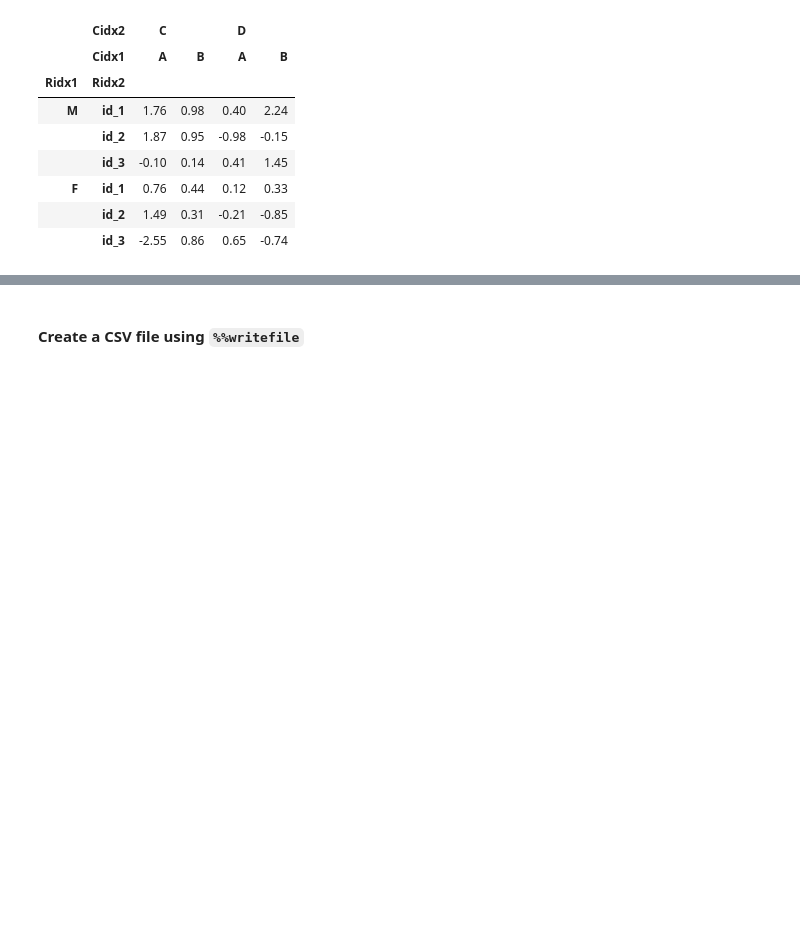
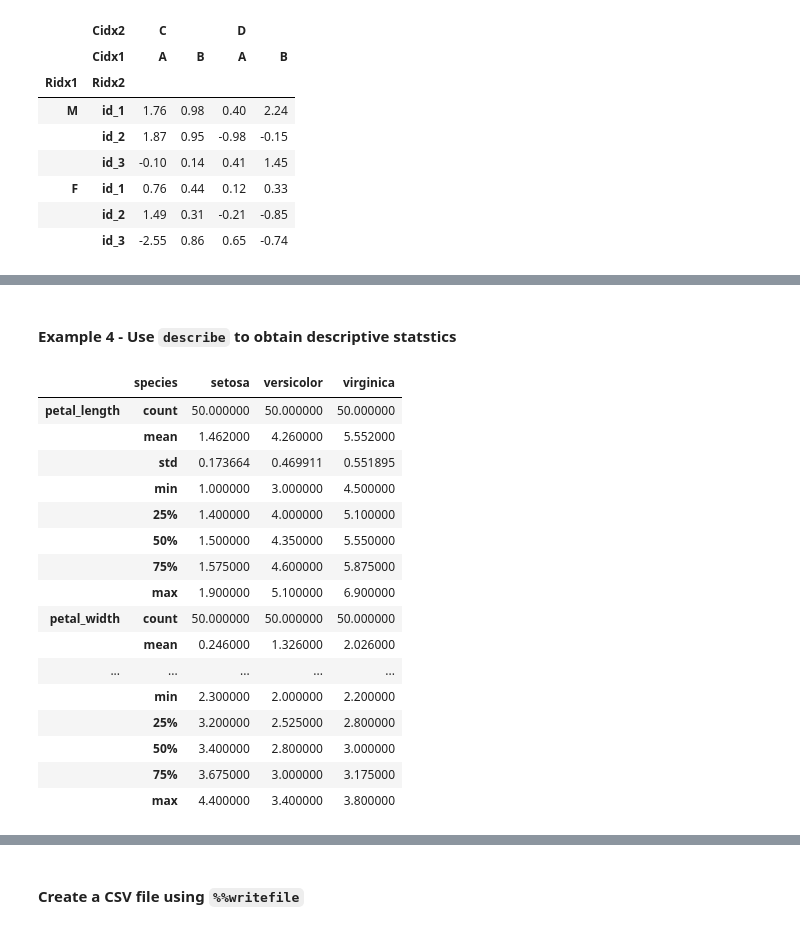
Before and after one commit to baegwangbin/TIL, a Jupyter notebook: Python/Pandas_new.ipynb, the cells around one changed output, grey strips where cells are left out. Saved outputs shown, nothing was run; the diff lists cells and outputs as text; code cells hidden in the pictures; blank space fills up the shorter version.

```diff
--- a/Python/Pandas_new.ipynb
+++ b/Python/Pandas_new.ipynb
@@ -1196,0 +1543,10 @@ df6.sort_index(axis=1, level=0)
+# %%
+#import seaborn as sns
+iris = sns.load_dataset("iris")
+
+#Customized function
+def peak_to_peak_ratio(x):
+    return x.max() / x.min()
+
+#Use agg() method
+iris.groupby(iris.species).agg(peak_to_peak_ratio)
@@ -1196,0 +1559,22 @@ df6.sort_index(axis=1, level=0)
+# %% [markdown]
+#### Example 4 - Use `describe` to obtain descriptive statstics
+# %%
+iris.groupby(iris.species).describe().T
+# %% [output]
+|  | species | setosa | versicolor | virginica |
+| petal_length | count | 50.000000 | 50.000000 | 50.000000 |
+|  | mean | 1.462000 | 4.260000 | 5.552000 |
+|  | std | 0.173664 | 0.469911 | 0.551895 |
+|  | min | 1.000000 | 3.000000 | 4.500000 |
+|  | 25% | 1.400000 | 4.000000 | 5.100000 |
+|  | 50% | 1.500000 | 4.350000 | 5.550000 |
+|  | 75% | 1.575000 | 4.600000 | 5.875000 |
+|  | max | 1.900000 | 5.100000 | 6.900000 |
+| petal_width | count | 50.000000 | 50.000000 | 50.000000 |
+|  | mean | 0.246000 | 1.326000 | 2.026000 |
+| ... | ... | ... | ... | ... |
+|  | min | 2.300000 | 2.000000 | 2.200000 |
+|  | 25% | 3.200000 | 2.525000 | 2.800000 |
+|  | 50% | 3.400000 | 2.800000 | 3.000000 |
+|  | 75% | 3.675000 | 3.000000 | 3.175000 |
+|  | max | 4.400000 | 3.400000 | 3.800000 |
```
Also changed, not shown: parts of 82 cells of this notebook.
